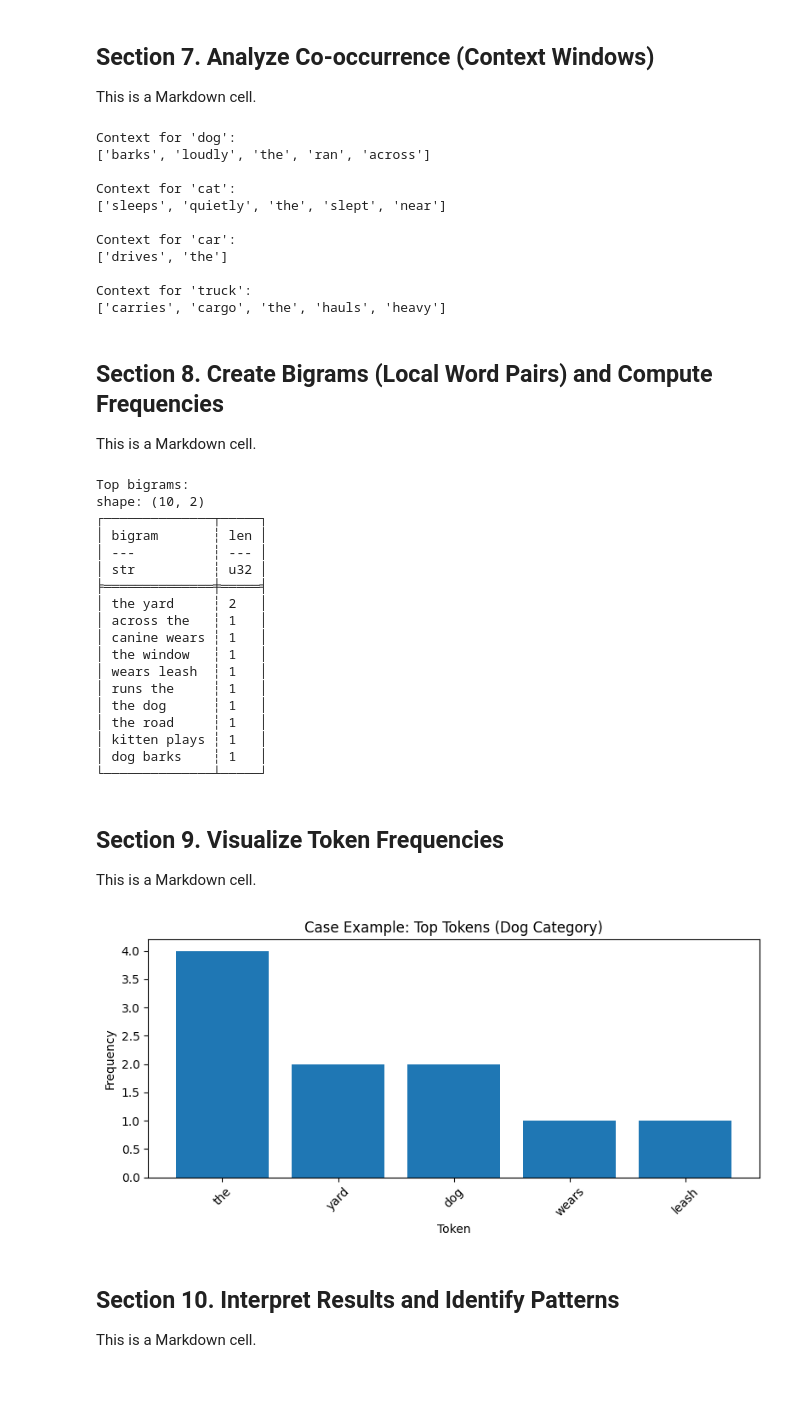
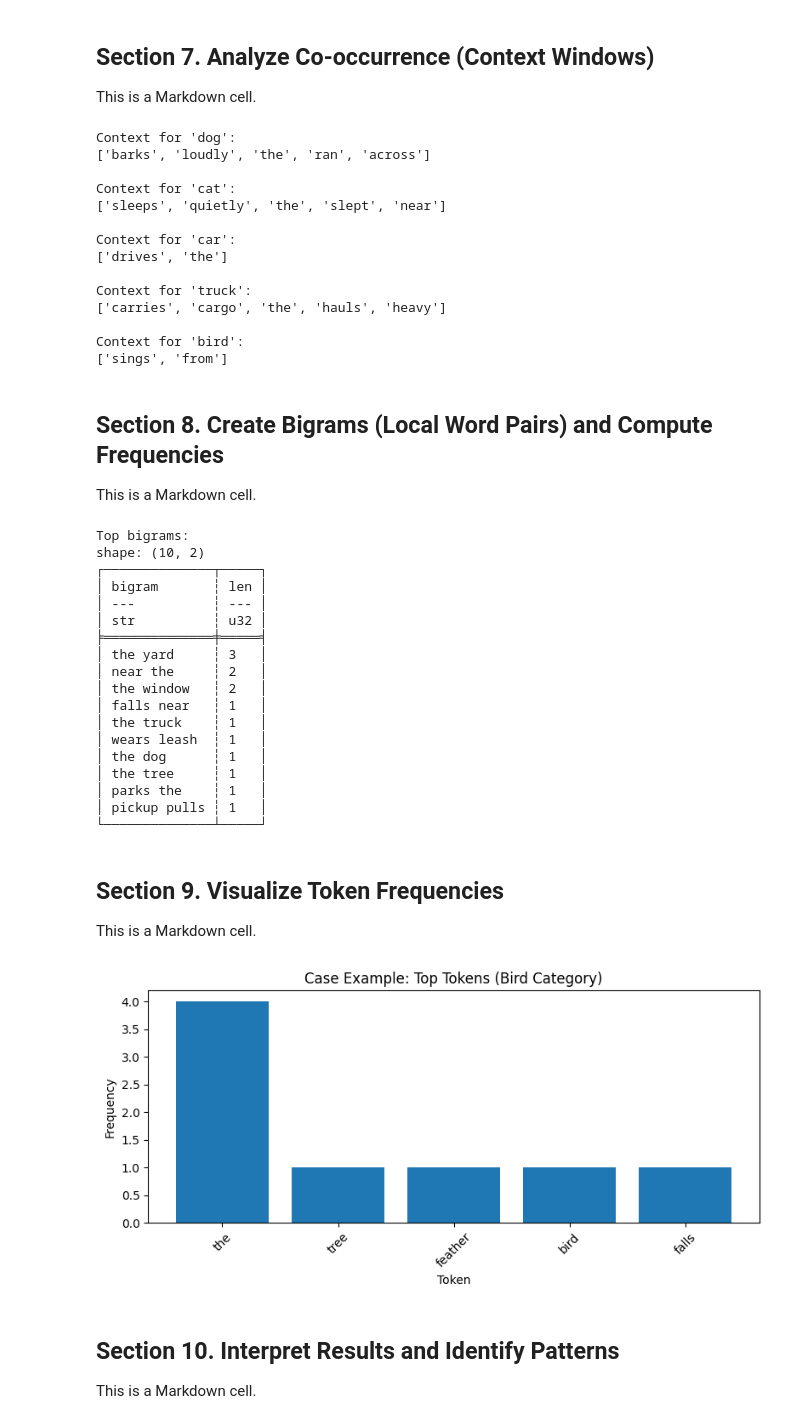
Before and after one commit to s-golla/nlp-03-text-exploration, a Jupyter notebook: notebooks/nlp_corpus_explore_sgolla.ipynb, the cells around one changed output. Saved outputs shown, nothing was run; the diff lists cells and outputs as text; code cells hidden in the pictures; blank space fills up the shorter version.

```diff
--- a/notebooks/nlp_corpus_explore_sgolla.ipynb
+++ b/notebooks/nlp_corpus_explore_sgolla.ipynb
@@ -137,6 +137,9 @@ corpus = [
     {"category": "truck", "text": "A truck carries cargo."},
     {"category": "truck", "text": "The pickup pulls a trailer."},
     {"category": "truck", "text": "The truck hauls heavy loads."},
+    {"category": "bird", "text": "A bird sings from the tree."},
+    {"category": "bird", "text": "The sparrow flies above the yard."},
+    {"category": "bird", "text": "A feather falls near the window."},
 ]
 
 print(f"Corpus contains {len(corpus)} documents.")
@@ -341,7 +345,7 @@ for doc in corpus:
                 co_occurrence_dict[token].append(ctx)
 
 # Show results
-for target in ["dog", "cat", "car", "truck"]:
+for target in ["dog", "cat", "car", "truck", "bird"]:
     print(f"\nContext for '{target}':")
     print(co_occurrence_dict[target][:10])
 # %% [output]
@@ -356,6 +360,9 @@ Context for 'car':
 
 Context for 'truck':
 ['carries', 'cargo', 'the', 'hauls', 'heavy']
+
+Context for 'bird':
+['sings', 'from']
 # %% [markdown]
 ## Section 8. Create Bigrams (Local Word Pairs) and Compute Frequencies
 
@@ -403,16 +410,16 @@ shape: (10, 2)
 │ ---          ┆ --- │
 │ str          ┆ u32 │
 ╞══════════════╪═════╡
-│ the yard     ┆ 2   │
-│ across the   ┆ 1   │
-│ canine wears ┆ 1   │
-│ the window   ┆ 1   │
+│ the yard     ┆ 3   │
+│ near the     ┆ 2   │
+│ the window   ┆ 2   │
+│ falls near   ┆ 1   │
+│ the truck    ┆ 1   │
 │ wears leash  ┆ 1   │
-│ runs the     ┆ 1   │
 │ the dog      ┆ 1   │
-│ the road     ┆ 1   │
-│ kitten plays ┆ 1   │
-│ dog barks    ┆ 1   │
+│ the tree     ┆ 1   │
+│ parks the    ┆ 1   │
+│ pickup pulls ┆ 1   │
 └──────────────┴─────┘
 # %% [markdown]
 ## Section 9. Visualize Token Frequencies
@@ -421,34 +428,34 @@ This is a Markdown cell.
 # %%
 # Section 9 Python cell
 
 # Define a new DataFrame that filters the category frequency DataFrame
-# to get the top 5 tokens for the "dog" category.
-dog_df = category_freq_df.filter(pl.col("category") == "dog").head(5)
+# to get the top 5 tokens for the "bird" category.
+bird_df = category_freq_df.filter(pl.col("category") == "bird").head(5)
 
 # Create a figure that is 8 inches wide and 4 inches tall
 plt.figure(figsize=(8, 4))
 
 # Add a bar chart to the figure using the tokens as the x-axis and their frequencies as the y-axis.
-plt.bar(dog_df["token"], dog_df["len"])
+plt.bar(bird_df["token"], bird_df["len"])
 
 # Define the x-axis tick parameters to rotate the labels by 45 degrees for better readability.
 # The gca() function gets the current axes of the plot, and tick_params() is used to set the rotation of the x-axis labels.
 ax = plt.gca()
 ax.tick_params(axis="x", labelrotation=45)
 
 # Set the title and labels for the axes of the plot.
-plt.title("Case Example: Top Tokens (Dog Category)")
+plt.title("Case Example: Top Tokens (Bird Category)")
 plt.xlabel("Token")
 plt.ylabel("Frequency")
 
 # Adjust the layout of the plot to prevent overlap and ensure everything fits well.
 plt.tight_layout()
 
 # Display the plot on the screen.
 # The execution of the script will pause until the plot window is closed.
 plt.show()
 # %% [output]
-[figure, old version]
+[figure, new version]
 # %% [markdown]
 ## Section 10. Interpret Results and Identify Patterns
 
```
Also changed, not shown: parts of 6 cells of this notebook, 1 other file.
